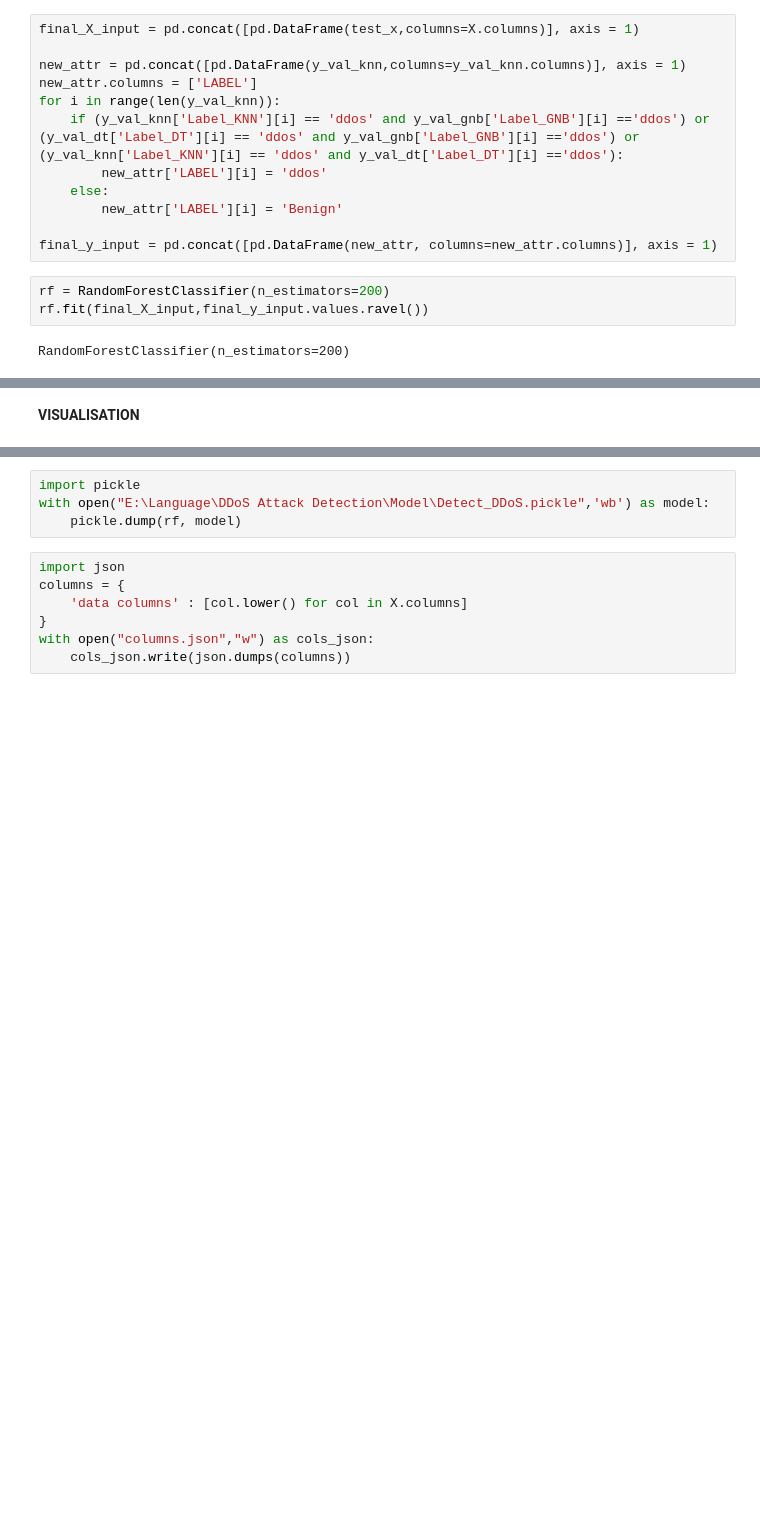
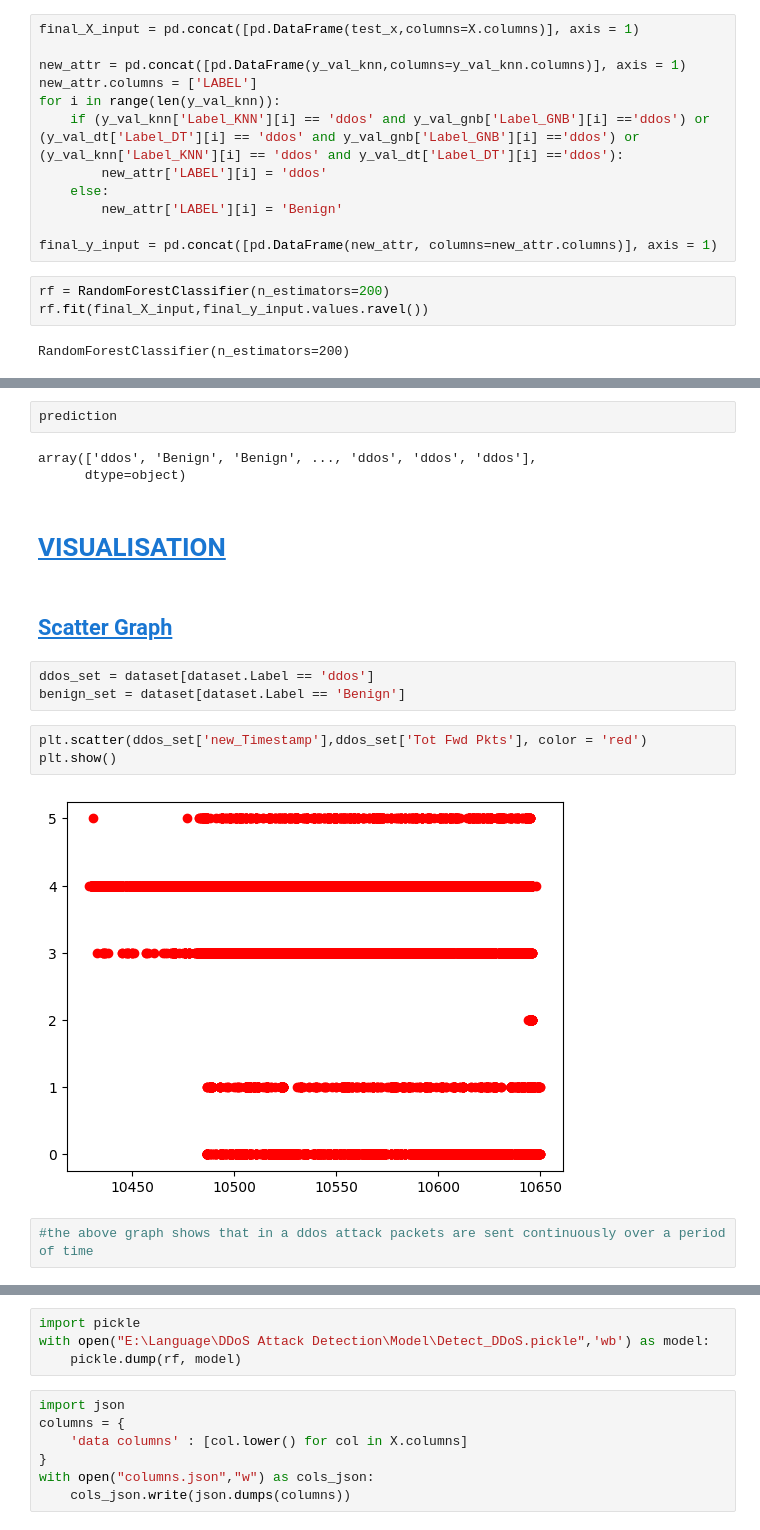
Before and after one commit to k1voh/DDoS-Attack-Detection-Using-Machine-Learning, a Jupyter notebook: Model/model.ipynb, the cells around one changed output, grey strips where cells are left out. Drawn from its saved outputs; the diff is of its cells as text; blank space fills up the shorter version.

```diff
--- a/Model/model.ipynb
+++ b/Model/model.ipynb
@@ -250,4 +301,21 @@ print(f"Random Forest Accuracy: {rf_accuracy*100:.2f}%")
 # %% [output]
 Random Forest Accuracy: 86.50%
-# %% [markdown]
-**VISUALISATION**
+# %%
+prediction
+# %% [output]
+array(['ddos', 'Benign', 'Benign', ..., 'ddos', 'ddos', 'ddos'],
+      dtype=object)
+# %% [markdown]
+# <a id='toc6_'></a>[**VISUALISATION**](#toc0_)
+# %% [markdown]
+## <a id='toc6_1_'></a>[Scatter Graph](#toc0_)
+# %%
+ddos_set = dataset[dataset.Label == 'ddos']
+benign_set = dataset[dataset.Label == 'Benign']
+# %%
+plt.scatter(ddos_set['new_Timestamp'],ddos_set['Tot Fwd Pkts'], color = 'red')
+plt.show()
+# %% [output]
+[figure, added]
+# %%
+#the above graph shows that in a ddos attack packets are sent continuously over a period of time
```
Also changed, not shown: parts of 27 cells of this notebook, 3 other files.
